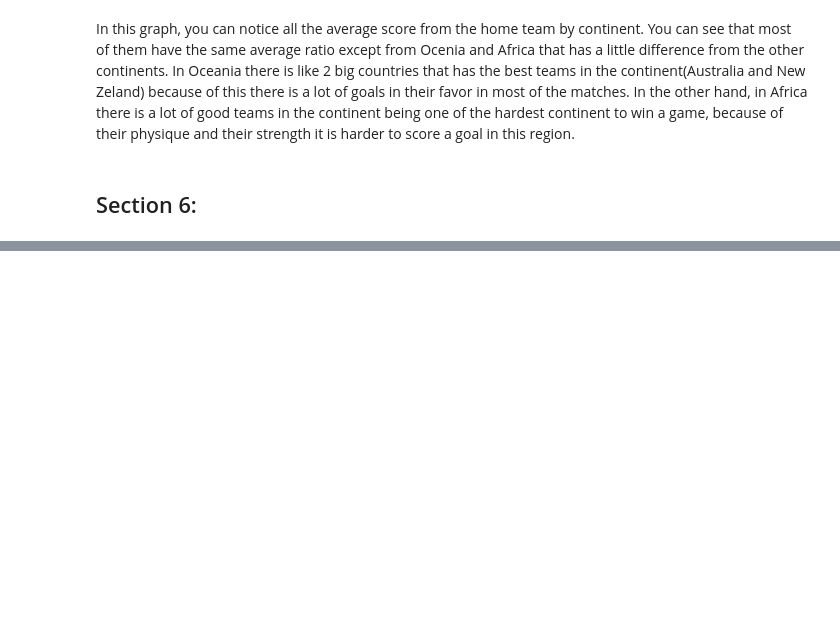
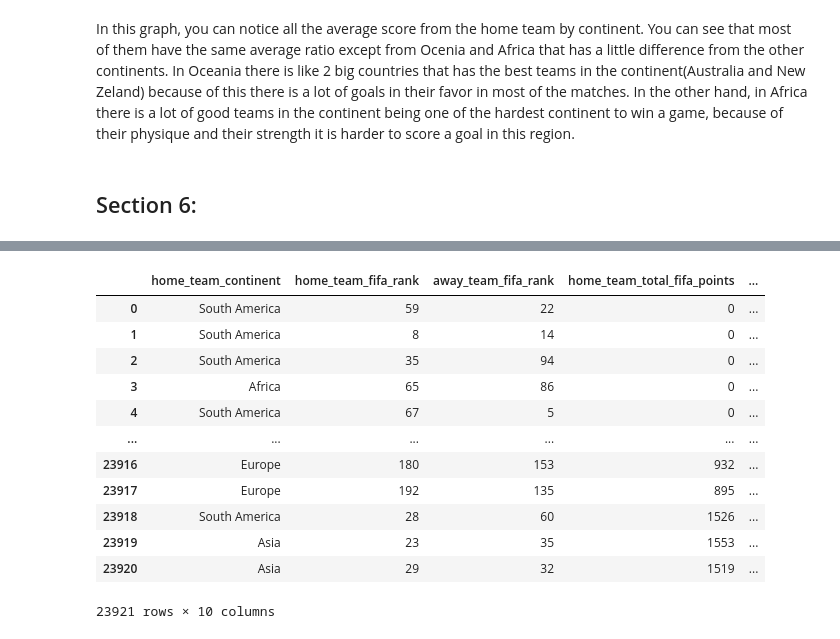
Before and after one commit to Jesusgsc29/International-Soccer-Matches, a Jupyter notebook: DataScienceProject.ipynb, the cells around one changed output, grey strips where cells are left out. Saved outputs shown, nothing was run; the diff lists cells and outputs as text; code cells hidden in the pictures; blank space fills up the shorter version.

```diff
--- a/DataScienceProject.ipynb
+++ b/DataScienceProject.ipynb
@@ -112,0 +136,17 @@ In this graph, you can notice all the average score from the home team by contin
+# %%
+match = soccer_match[["home_team_continent","home_team_fifa_rank", "away_team_fifa_rank", "home_team_total_fifa_points", "away_team_total_fifa_points", "home_team_score","away_team_score","neutral_location","shoot_out","home_team_result"]]
+match
+# %% [output]
+|  | home_team_continent | home_team_fifa_rank | away_team_fifa_rank | home_team_total_fifa_points | ... |
+| 0 | South America | 59 | 22 | 0 | ... |
+| 1 | South America | 8 | 14 | 0 | ... |
+| 2 | South America | 35 | 94 | 0 | ... |
+| 3 | Africa | 65 | 86 | 0 | ... |
+| 4 | South America | 67 | 5 | 0 | ... |
+| ... | ... | ... | ... | ... | ... |
+| 23916 | Europe | 180 | 153 | 932 | ... |
+| 23917 | Europe | 192 | 135 | 895 | ... |
+| 23918 | South America | 28 | 60 | 1526 | ... |
+| 23919 | Asia | 23 | 35 | 1553 | ... |
+| 23920 | Asia | 29 | 32 | 1519 | ... |
+23921 rows × 10 columns
```
Also changed, not shown: parts of 19 cells of this notebook.
